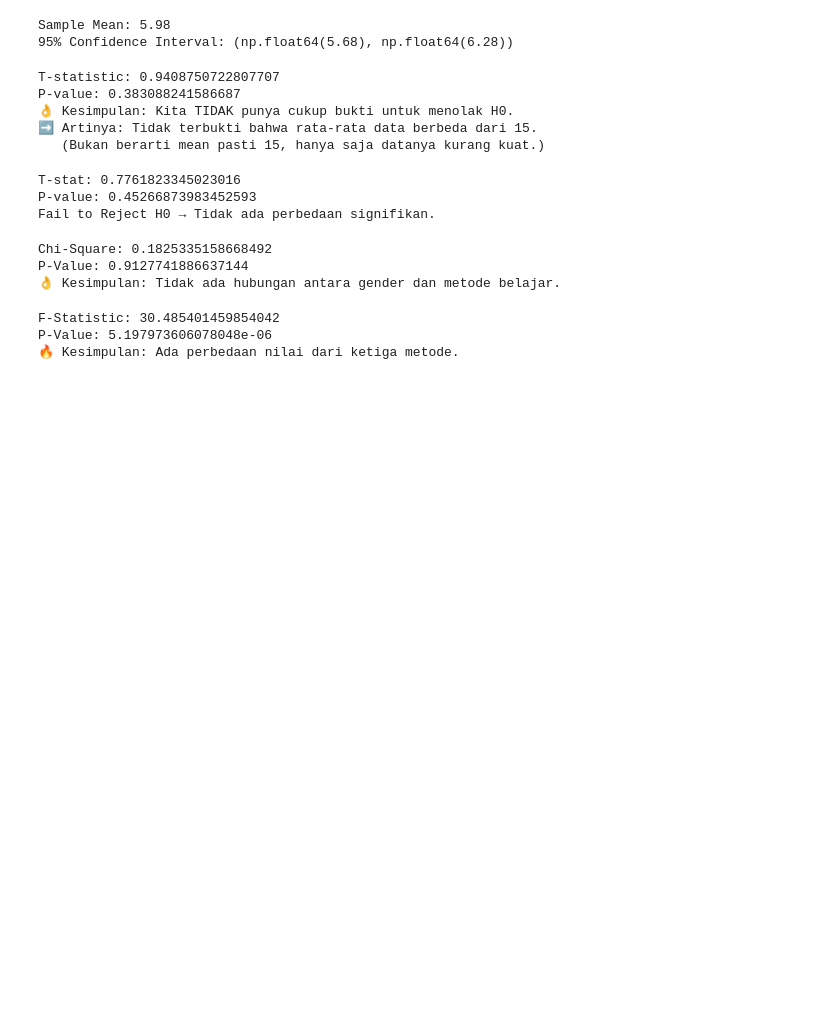
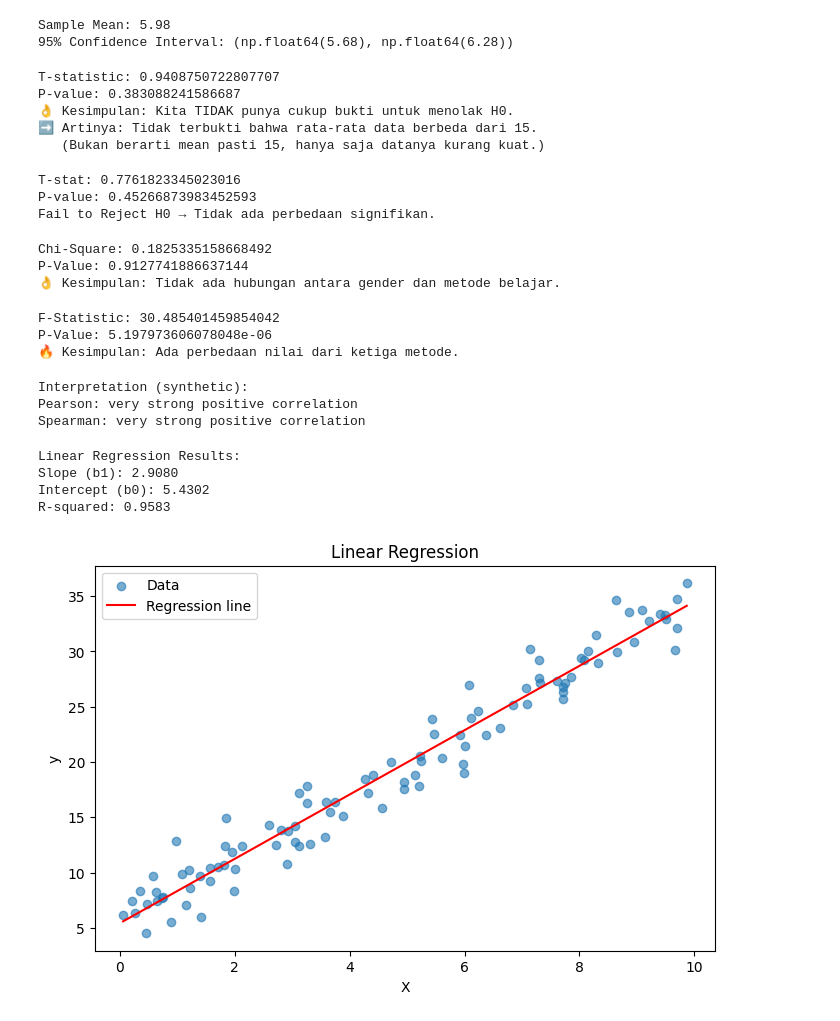
Before and after one commit to athaabiyyu/atha_learning_data-science_journey, a Jupyter notebook: Week 3 - Probability & Statistics/tes.ipynb, the cells around one changed output. Cells and saved outputs as stored; diff of their text form; code cells hidden in the pictures; blank space fills up the shorter version.

```diff
--- a/Week 3 - Probability & Statistics/tes.ipynb
+++ b/Week 3 - Probability & Statistics/tes.ipynb
@@ -219,3 +219,71 @@ else:
 F-Statistic: 30.485401459854042
 P-Value: 5.197973606078048e-06
 🔥 Kesimpulan: Ada perbedaan nilai dari ketiga metode.
+# %%
+import numpy as np
+import pandas as pd
+from scipy.stats import pearsonr, spearmanr
+
+x = np.array([1,2,3,4,5])
+y = np.array([2,4,5,8,10])
+
+# hitung pearson dan spearman
+r_pearson, p_pearson = pearsonr(x, y)
+r_spearman, p_spearman = spearmanr(x, y)
+
+# Interpretation helper
+def interpret(r):
+    mag = abs(r)
+    if mag >= 0.8: return "very strong"
+    if mag >= 0.6: return "strong"
+    if mag >= 0.4: return "moderate"
+    if mag >= 0.2: return "weak"
+    return "very weak"
+
+print("Interpretation (synthetic):")
+print(f"Pearson: {interpret(r_pearson)} {'positive' if r_pearson>0 else 'negative' if r_pearson<0 else 'no'} correlation")
+print(f"Spearman: {interpret(r_spearman)} {'positive' if r_spearman>0 else 'negative' if r_spearman<0 else 'no'} correlation\n")
+# %% [output]
+Interpretation (synthetic):
+Pearson: very strong positive correlation
+Spearman: very strong positive correlation
+# %%
+import numpy as np
+import matplotlib.pyplot as plt
+from sklearn.linear_model import LinearRegression
+
+np.random.seed(42)
+X = np.random.rand(100, 1) * 10           # fitur X
+true_slope = 3.0
+true_intercept = 5.0
+noise = np.random.randn(100, 1) * 2.0     # noise
+y = true_intercept + true_slope * X + noise
+
+model = LinearRegression()
+model.fit(X, y)
+slope = model.coef_[0,0]
+intercept = model.intercept_[0]
+r2 = model.score(X, y)
+
+print("Linear Regression Results:")
+print(f"Slope (b1): {slope:.4f}")
+print(f"Intercept (b0): {intercept:.4f}")
+print(f"R-squared: {r2:.4f}")
+
+# --- Visualize ---
+plt.figure(figsize=(8,5))
+plt.scatter(X, y, alpha=0.6, label='Data')
+x_line = np.linspace(X.min(), X.max(), 100).reshape(-1,1)
+y_line = model.predict(x_line)
+plt.plot(x_line, y_line, color='red', label='Regression line')
+plt.xlabel('X')
+plt.ylabel('y')
+plt.title('Linear Regression')
+plt.legend()
+plt.show()
+# %% [output]
+Linear Regression Results:
+Slope (b1): 2.9080
+Intercept (b0): 5.4302
+R-squared: 0.9583
+[figure, added]
```
Also changed, not shown: parts of 1 cell of this notebook, 2 other files.
